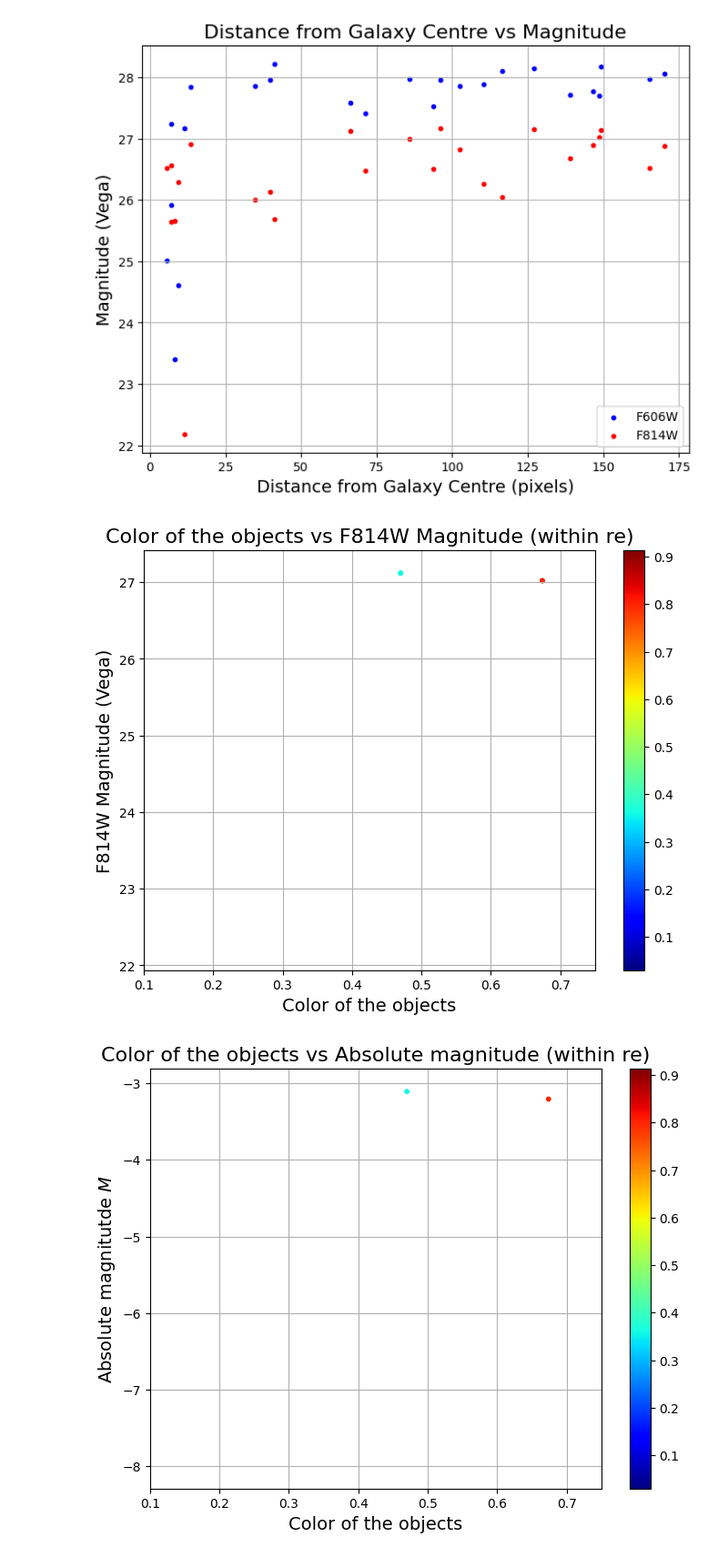
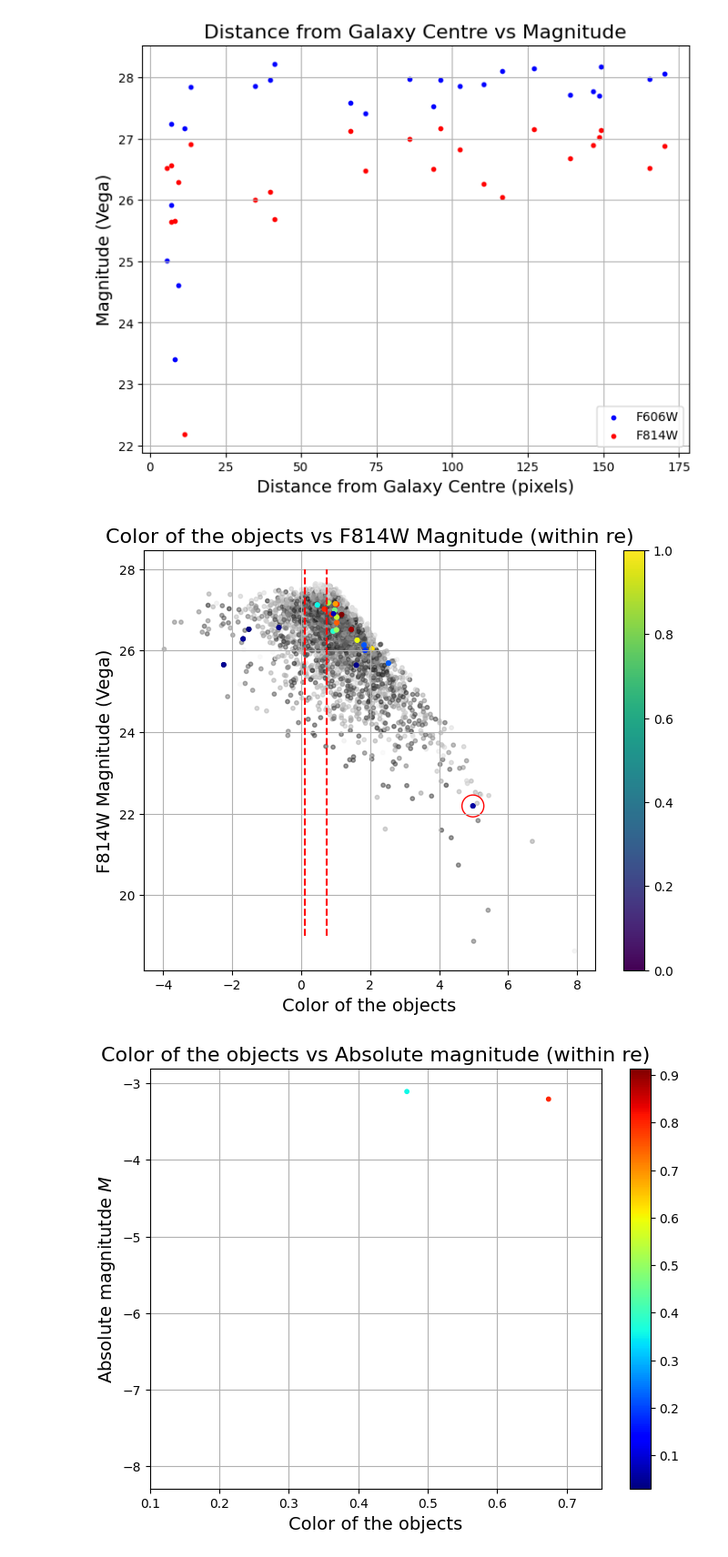
Before and after one commit to Ananth1-9/Research_work, a Jupyter notebook: Real_code/NSCID0.ipynb, the cells around one changed output. Shown at 91% size. Drawn from its saved outputs; the diff is of its cells as text; code cells hidden in the pictures.

Commit message:
made the first color vs mag plot better to comprehend

```diff
--- a/Real_code/NSCID0.ipynb
+++ b/Real_code/NSCID0.ipynb
@@ -157,6 +157,7 @@ distgal_re0 = distgal0[distgal0 <= re_pixels0]
 f606mag_re0 = f606mag0[distgal0 <= re_pixels0]
 f814mag_re0 = f814mag0[distgal0 <= re_pixels0]
 color0 = f606mag_re0 - f814mag_re0
+colorfull0 = f606mag0 - f814mag0
 # %%
 #plotting distance vs magnitude for f606w in re
 plt.figure(figsize=(8,6))
@@ -198,18 +199,20 @@ distgal_re0_n = distgal_re0/re_pixels0
 # %%
 #plotting a color vs magnitude for the objects within a re
 plt.figure(figsize=(8,6))
-
+plt.scatter(colorfull0, f814mag0, c = distgal0,cmap = 'grey', s=10, alpha = 0.5)
 plt.scatter(color0, f814mag_re0, c = distgal_re0_n,cmap = 'jet', s=10)
+plt.scatter(4.977, 22.186, ec = 'red', fc = 'none', s=300, alpha = 1, label='object with lowest mag within re')
+plt.vlines(x = 0.1, ymin = 19, ymax = 28, color = 'red', linestyle = '--', label = 'Color = 0.1')
+plt.vlines(x = 0.75, ymin = 19, ymax = 28, color = 'red', linestyle = '--', label = 'Color = 0.75')
 plt.title('Color of the objects vs F814W Magnitude (within re)', fontsize=16)
 plt.xlabel('Color of the objects', fontsize=14)
 plt.ylabel('F814W Magnitude (Vega)', fontsize=14)
-plt.xlim(0.1, 0.75)
 plt.grid()
 plt.colorbar()
 plt.scatter(color0, f814mag_re0, c = distgal_re0_n,cmap = 'jet', s=10)
 plt.show()
 # %% [output]
-[figure, old version]
+[figure, new version]
 # %%
 #Converting into absolute Mag
 distgalpc0 = 11.1 * 1e6
```
